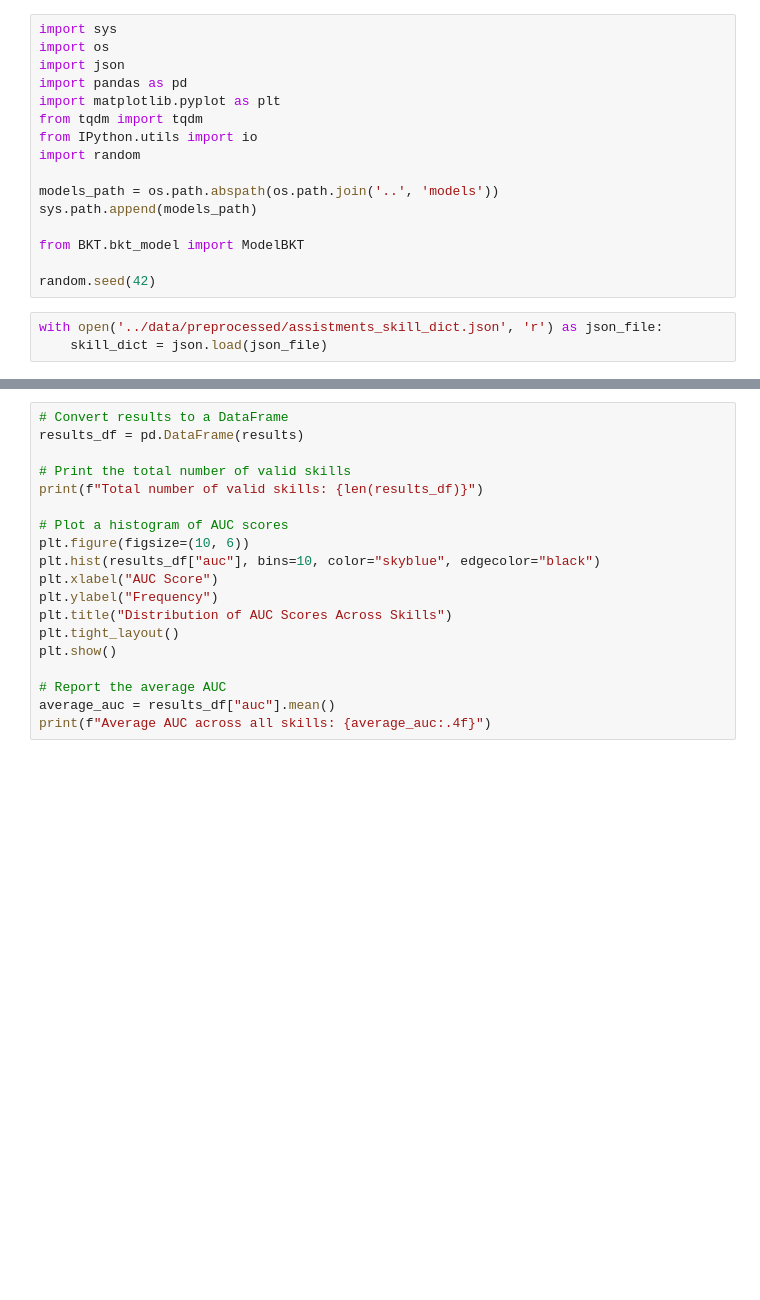
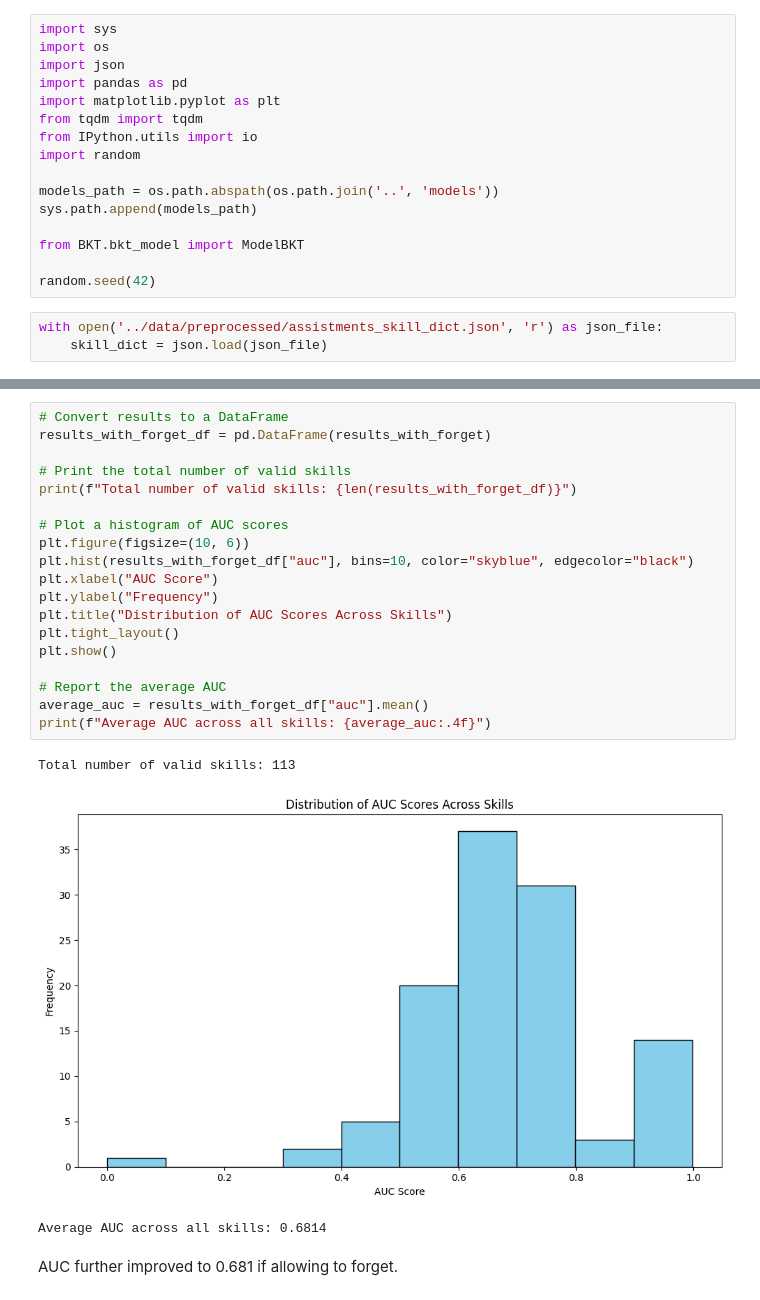
Before and after one commit to botond0401/personalized-education, a Jupyter notebook: notebooks/bkt.ipynb, the cells around one changed output, grey strips where cells are left out. Cells and saved outputs as stored; diff of their text form; blank space fills up the shorter version.

```diff
--- a/notebooks/bkt.ipynb
+++ b/notebooks/bkt.ipynb
@@ -92,19 +79,25 @@ ValueError: transmat_ rows must sum to 1 (got row sums of [1. 0.])
 # %%
 # Convert results to a DataFrame
-results_df = pd.DataFrame(results)
+results_with_forget_df = pd.DataFrame(results_with_forget)
 
 # Print the total number of valid skills
-print(f"Total number of valid skills: {len(results_df)}")
+print(f"Total number of valid skills: {len(results_with_forget_df)}")
 
 # Plot a histogram of AUC scores
 plt.figure(figsize=(10, 6))
-plt.hist(results_df["auc"], bins=10, color="skyblue", edgecolor="black")
+plt.hist(results_with_forget_df["auc"], bins=10, color="skyblue", edgecolor="black")
 plt.xlabel("AUC Score")
 plt.ylabel("Frequency")
 plt.title("Distribution of AUC Scores Across Skills")
 plt.tight_layout()
 plt.show()
 
 # Report the average AUC
-average_auc = results_df["auc"].mean()
+average_auc = results_with_forget_df["auc"].mean()
 print(f"Average AUC across all skills: {average_auc:.4f}")
+# %% [output]
+Total number of valid skills: 113
+[figure, added]
+Average AUC across all skills: 0.6814
+# %% [markdown]
+AUC further improved to 0.681 if allowing to forget.
```
Also changed, not shown: parts of 5 cells of this notebook, 4 other files.
